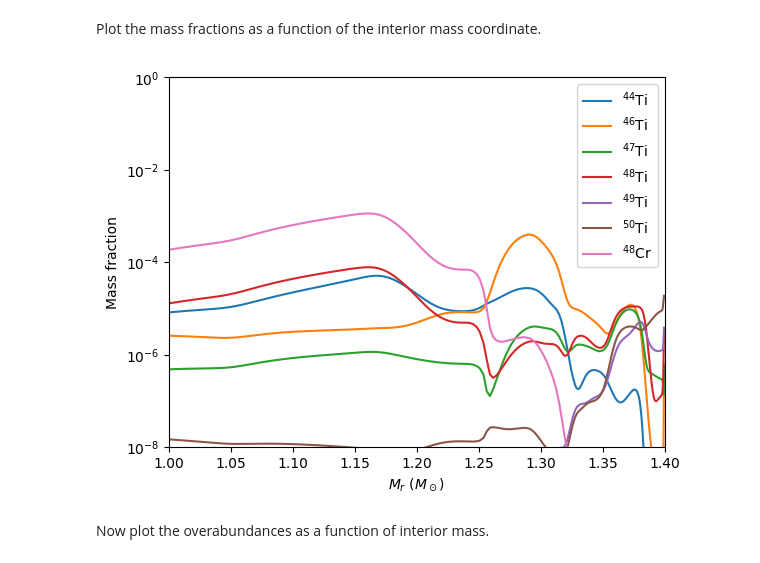
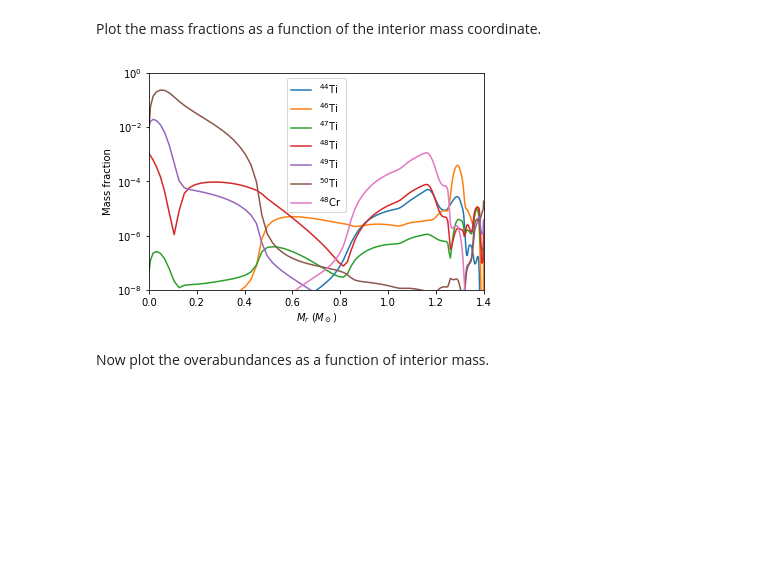
Before and after one commit to mbradle/NRLEE-Nucleosynthesis, a Jupyter notebook: nrlee.ipynb, the cells around one changed output. Drawn from its saved outputs; the diff is of its cells as text; code cells hidden in the pictures; blank space fills up the shorter version.

```diff
--- a/nrlee.ipynb
+++ b/nrlee.ipynb
@@ -219,3 +123,5 @@ Plot outer layers.   TODO:  add discussion.  Add single zone calculations (anima
+# %%
+full = wx.Xml(model + '/full.xml')
 # %% [markdown]
 <a id='explosive'></a>
 
@@ -380,16 +286,16 @@ Plot the mass fractions as a function of the interior mass coordinate.
 # %%
 for sp in xf:
     plt.plot(Ms, xf[sp], label=lnames[sp])
 
 plt.yscale('log')
-plt.xlim([1,1.4])
+plt.xlim([0,1.4])
 plt.ylim([1.e-8,1])
 plt.xlabel('$M_r\\ (M_\\odot)$')
 plt.ylabel('Mass fraction')
 plt.legend()
 plt.show()
 # %% [output]
-[figure, old version]
+[figure, new version]
 # %% [markdown]
 Now plot the overabundances as a function of interior mass.
 # %%
```
Also changed, not shown: parts of 30 cells of this notebook.
